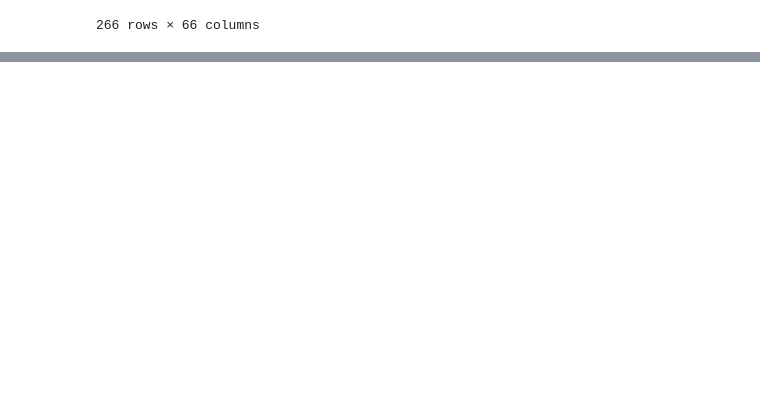
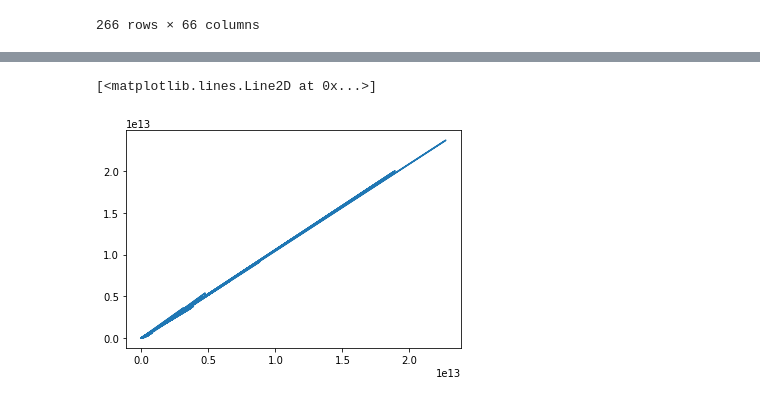
Before and after one commit to douglas-robertson/Project1, a Jupyter notebook: Data Files/Global GDP Data Book.ipynb, the cells around one changed output, grey strips where cells are left out. Cells and saved outputs as stored; diff of their text form; code cells hidden in the pictures; blank space fills up the shorter version.

```diff
--- a/Data Files/Global GDP Data Book.ipynb
+++ b/Data Files/Global GDP Data Book.ipynb
@@ -48,3 +63,13 @@ clean_gdp
 #export to csv
 output_data_file = "clean_gdp.csv"
 clean_gdp.to_csv('clean_gdp.csv')
+# %%
+x_axis = clean_gdp_t.iloc[0,:]
+y_axis = clean_gdp_t.iloc[1,:]
+plt.plot(x_axis, y_axis, label="Africa Eastern asnd Southern")
+#plt.plot(emission_D["index"], emission_D["China"], label="China")
+#plt.plot(emission_D["index"], emission_D["Japan"], label="Japan")
+#plt.plot(emission_D["index"], emission_D["Australia"], label="Australia")
+# %% [output]
+[<matplotlib.lines.Line2D at 0x...>]
+[figure, added]
```
Also changed, not shown: parts of 2 cells of this notebook.
